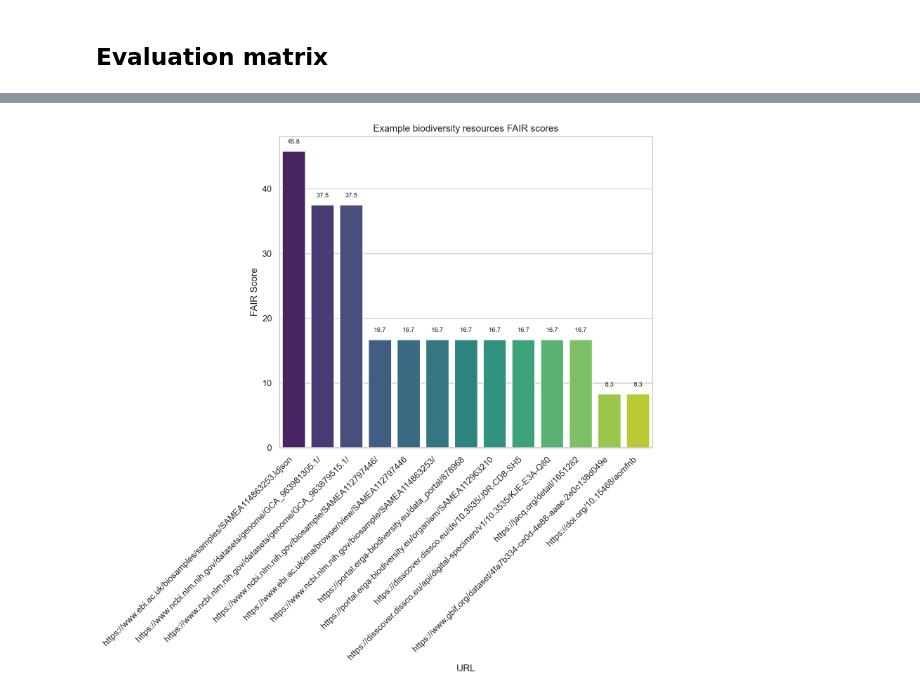
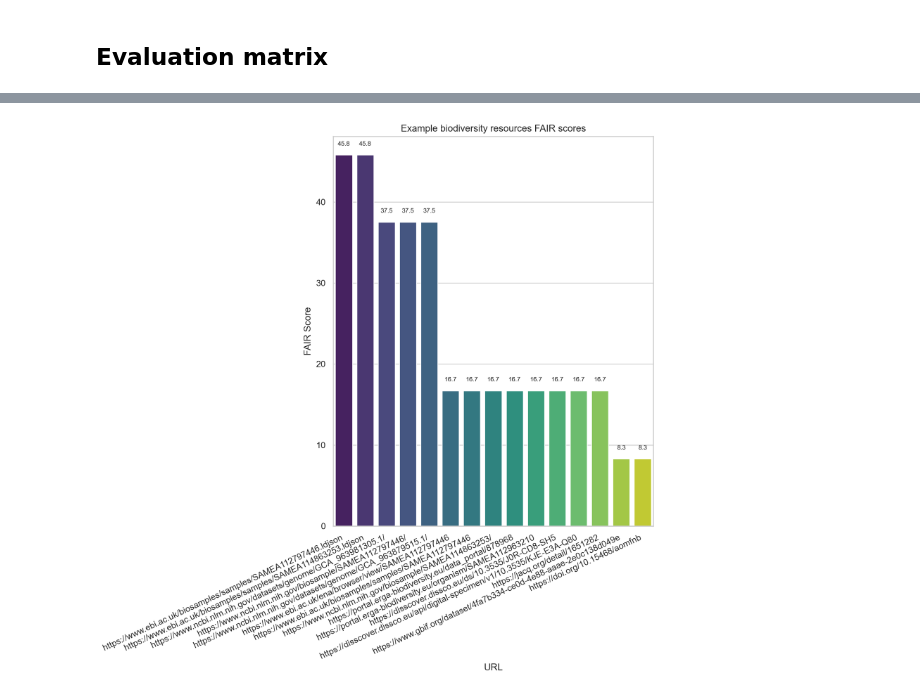
Before and after one commit to Phloemus/FAIR-checker, a Jupyter notebook: notebooks/BiodivEval.ipynb, the cells around one changed output, grey strips where cells are left out. Drawn from its saved outputs; the diff is of its cells as text; code cells hidden in the pictures.

Commit message:
new eval for Biodiv resources

```diff
--- a/notebooks/BiodivEval.ipynb
+++ b/notebooks/BiodivEval.ipynb
@@ -27,6 +27,7 @@ URLs = [
     "https://www.ncbi.nlm.nih.gov/datasets/genome/GCA_963981305.1/",
     "https://www.ncbi.nlm.nih.gov/biosample/SAMEA112797446/",
     "https://www.ebi.ac.uk/ena/browser/view/SAMEA112797446",
+    "https://www.ebi.ac.uk/biosamples/samples/SAMEA112797446",
     "https://www.ebi.ac.uk/biosamples/samples/SAMEA112797446.ldjson",
     "https://www.ncbi.nlm.nih.gov/datasets/genome/GCA_963879515.1/",
     "https://www.ncbi.nlm.nih.gov/biosample/SAMEA114863253/",
@@ -176,34 +190,34 @@ df = pd.read_csv("biodiv-fc_evals-2026.csv")
 # plot with seaborn a bar plot for all FAIR scores of the DOIs
 plt.figure(figsize=(10, 10))
 plt.rcParams["figure.dpi"] = 200
 plt.rcParams["font.size"] = 8
 
 # sort the dataframe by FAIR score
 df = df.sort_values(by="FAIR_score", ascending=False, ignore_index=True)
 
 sns.set_theme(style="whitegrid")
 sns.barplot(data=df, x="URL", y="FAIR_score", hue="URL", palette="viridis", legend=False)
 
 # annotate the bars with the FAIR score
 for index, row in df.iterrows():
     plt.text(
         index,
         row["FAIR_score"] + 1,
         str(row["FAIR_score"]),
         ha="center",
         va="bottom",
         fontsize=8,
     )
 
-plt.xticks(rotation=45, ha="right")
+plt.xticks(rotation=30, ha="right")
 plt.title(f"Example biodiversity resources FAIR scores")
 plt.xlabel("URL")
 plt.ylabel("FAIR Score")
 plt.tight_layout()
 
 
-plt.savefig("biodiv_fair_scores_dois.png", dpi=300)
-plt.savefig("biodiv_fair_scores_dois.pdf", dpi=300)
+plt.savefig("biodiv_fair_scores.png", dpi=300)
+plt.savefig("biodiv_fair_scores.pdf", dpi=300)
 plt.show()
 # %% [output]
-[figure, old version]
+[figure, new version]
```
Also changed, not shown: parts of 3 cells of this notebook, 5 other files.
